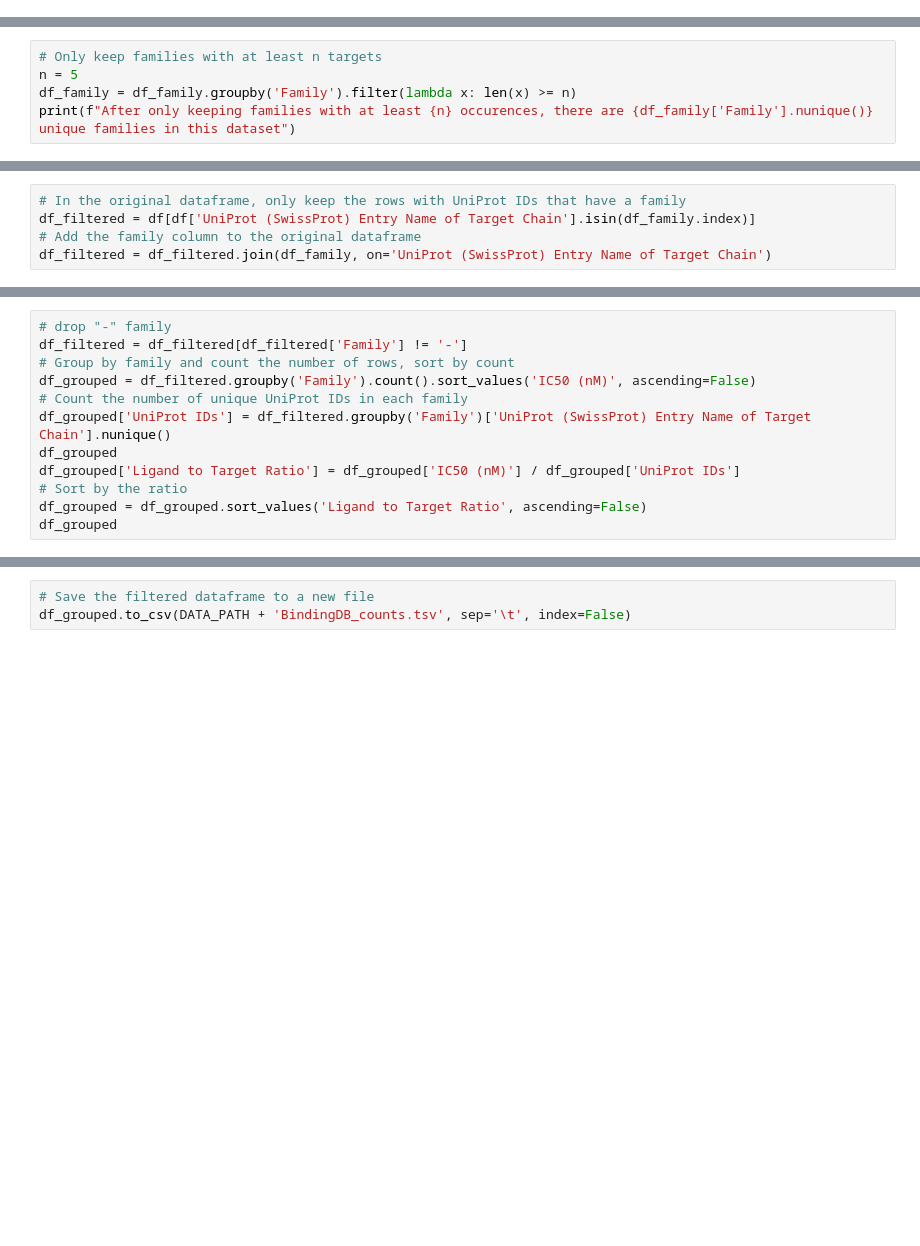
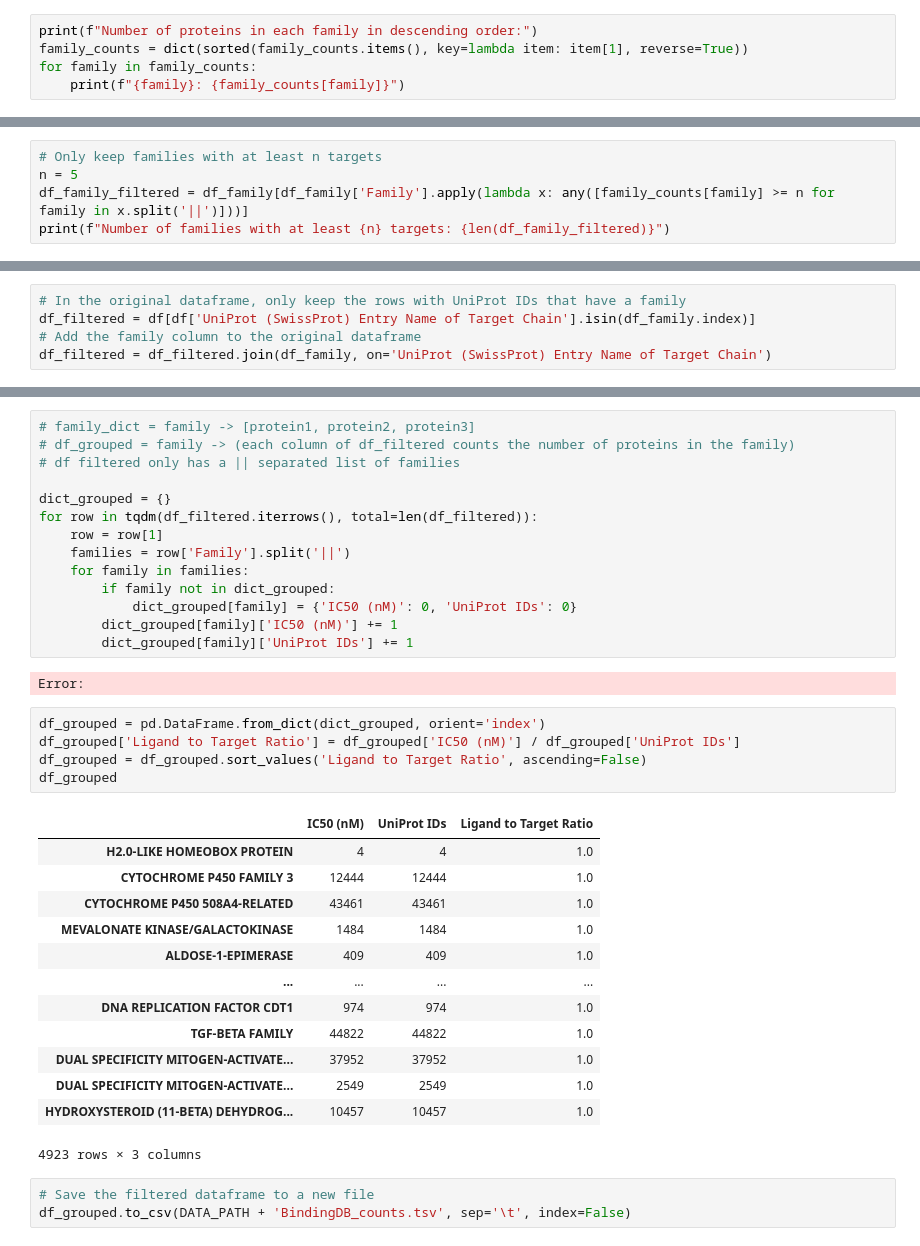
Before and after one commit to epfl-ada/ada-2024-project-laambada, a Jupyter notebook: family.ipynb, the cells around one changed output, grey strips where cells are left out. Drawn from its saved outputs; the diff is of its cells as text; blank space fills up the shorter version.

```diff
--- a/family.ipynb
+++ b/family.ipynb
@@ -58,0 +98,5 @@ Name: count, Length: 2118, dtype: int64
+# %%
+print(f"Number of proteins in each family in descending order:")
+family_counts = dict(sorted(family_counts.items(), key=lambda item: item[1], reverse=True))
+for family in family_counts:
+    print(f"{family}: {family_counts[family]}")
@@ -59,6 +121,6 @@ Name: count, Length: 2118, dtype: int64
 # %%
 # Only keep families with at least n targets
 n = 5
-df_family = df_family.groupby('Family').filter(lambda x: len(x) >= n)
-print(f"After only keeping families with at least {n} occurences, there are {df_family['Family'].nunique()} unique families in this dataset")
+df_family_filtered = df_family[df_family['Family'].apply(lambda x: any([family_counts[family] >= n for family in x.split('||')]))]
+print(f"Number of families with at least {n} targets: {len(df_family_filtered)}")
 # %% [output]
@@ -81,12 +142,0 @@ Number of NaNs in 'IC50 (nM)' column: 640021
-# %%
-# drop "-" family
-df_filtered = df_filtered[df_filtered['Family'] != '-']
-# Group by family and count the number of rows, sort by count
-df_grouped = df_filtered.groupby('Family').count().sort_values('IC50 (nM)', ascending=False)
-# Count the number of unique UniProt IDs in each family
-df_grouped['UniProt IDs'] = df_filtered.groupby('Family')['UniProt (SwissProt) Entry Name of Target Chain'].nunique()
-df_grouped
-df_grouped['Ligand to Target Ratio'] = df_grouped['IC50 (nM)'] / df_grouped['UniProt IDs']
-# Sort by the ratio
-df_grouped = df_grouped.sort_values('Ligand to Target Ratio', ascending=False)
-df_grouped
@@ -108,3 +143,38 @@ df_grouped
+# %%
+# family_dict = family -> [protein1, protein2, protein3]
+# df_grouped = family -> (each column of df_filtered counts the number of proteins in the family)
+# df filtered only has a || separated list of families
+
+dict_grouped = {}
+for row in tqdm(df_filtered.iterrows(), total=len(df_filtered)):
+    row = row[1]
+    families = row['Family'].split('||')
+    for family in families:
+        if family not in dict_grouped:
+            dict_grouped[family] = {'IC50 (nM)': 0, 'UniProt IDs': 0}
+        dict_grouped[family]['IC50 (nM)'] += 1
+        dict_grouped[family]['UniProt IDs'] += 1
+# %% [output]
+Error:
+# %%
+df_grouped = pd.DataFrame.from_dict(dict_grouped, orient='index')
+df_grouped['Ligand to Target Ratio'] = df_grouped['IC50 (nM)'] / df_grouped['UniProt IDs']
+df_grouped = df_grouped.sort_values('Ligand to Target Ratio', ascending=False)
+df_grouped
+# %% [output]
+|  | IC50 (nM) | UniProt IDs | Ligand to Target Ratio |
+| H2.0-LIKE HOMEOBOX PROTEIN | 4 | 4 | 1.0 |
+| CYTOCHROME P450 FAMILY 3 | 12444 | 12444 | 1.0 |
+| CYTOCHROME P450 508A4-RELATED | 43461 | 43461 | 1.0 |
+| MEVALONATE KINASE/GALACTOKINASE | 1484 | 1484 | 1.0 |
+| ALDOSE-1-EPIMERASE | 409 | 409 | 1.0 |
+| ... | ... | ... | ... |
+| DNA REPLICATION FACTOR CDT1 | 974 | 974 | 1.0 |
+| TGF-BETA FAMILY | 44822 | 44822 | 1.0 |
+| DUAL SPECIFICITY MITOGEN-ACTIVATE... | 37952 | 37952 | 1.0 |
+| DUAL SPECIFICITY MITOGEN-ACTIVATE... | 2549 | 2549 | 1.0 |
+| HYDROXYSTEROID (11-BETA) DEHYDROG... | 10457 | 10457 | 1.0 |
+4923 rows × 3 columns
 # %%
 # Save the filtered dataframe to a new file
 df_grouped.to_csv(DATA_PATH + 'BindingDB_counts.tsv', sep='\t', index=False)
```
Also changed, not shown: parts of 14 cells of this notebook, 1 other file.
